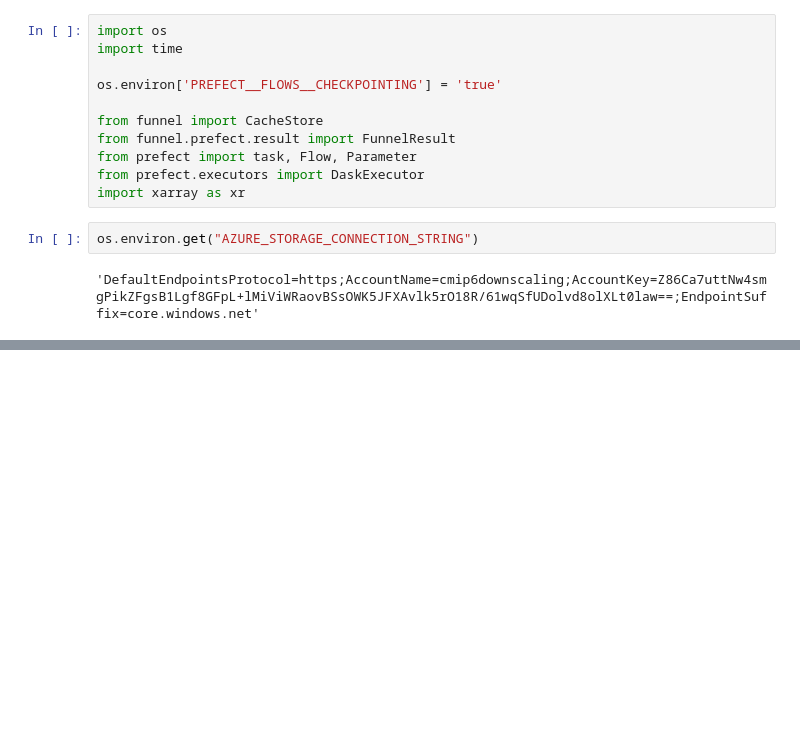
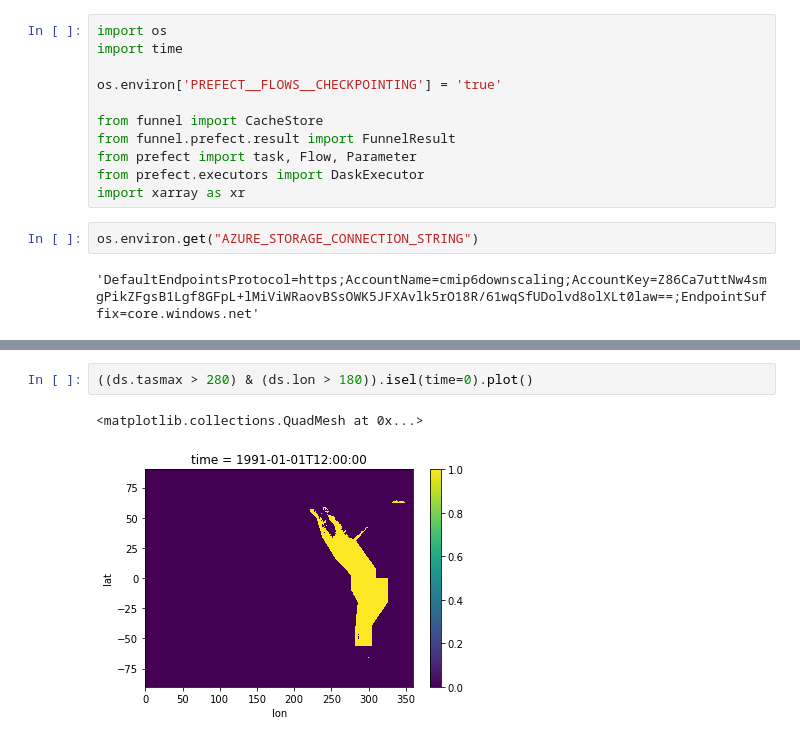
Before and after one commit to carbonplan/cmip6-downscaling, a Jupyter notebook: notebooks/maca_workflow.ipynb, the cells around one changed output, grey strips where cells are left out. Saved outputs shown, nothing was run; the diff lists cells and outputs as text; blank space fills up the shorter version.

```diff
--- a/notebooks/maca_workflow.ipynb
+++ b/notebooks/maca_workflow.ipynb
@@ -274,2 +220,7 @@ _copy_chunk((slice(2652, 2653, None), slice(30, 60, None), slice(90, 120,
+# %%
+((ds.tasmax > 280) & (ds.lon > 180)).isel(time=0).plot()
+# %% [output]
+<matplotlib.collections.QuadMesh at 0x...>
+[figure, added]
 # %%
 print('done')
```
Also changed, not shown: parts of 45 cells of this notebook, 7 other files.
